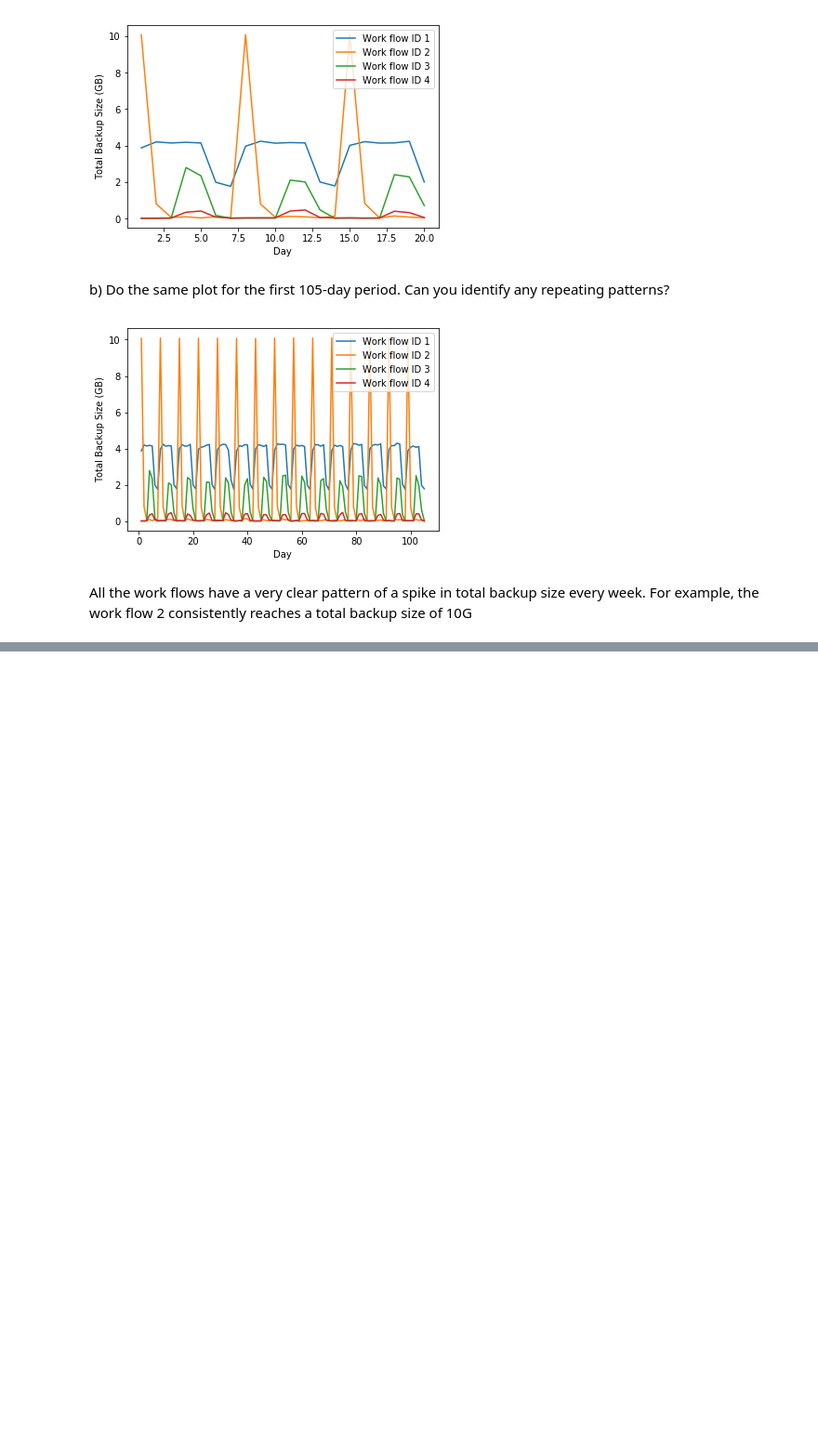
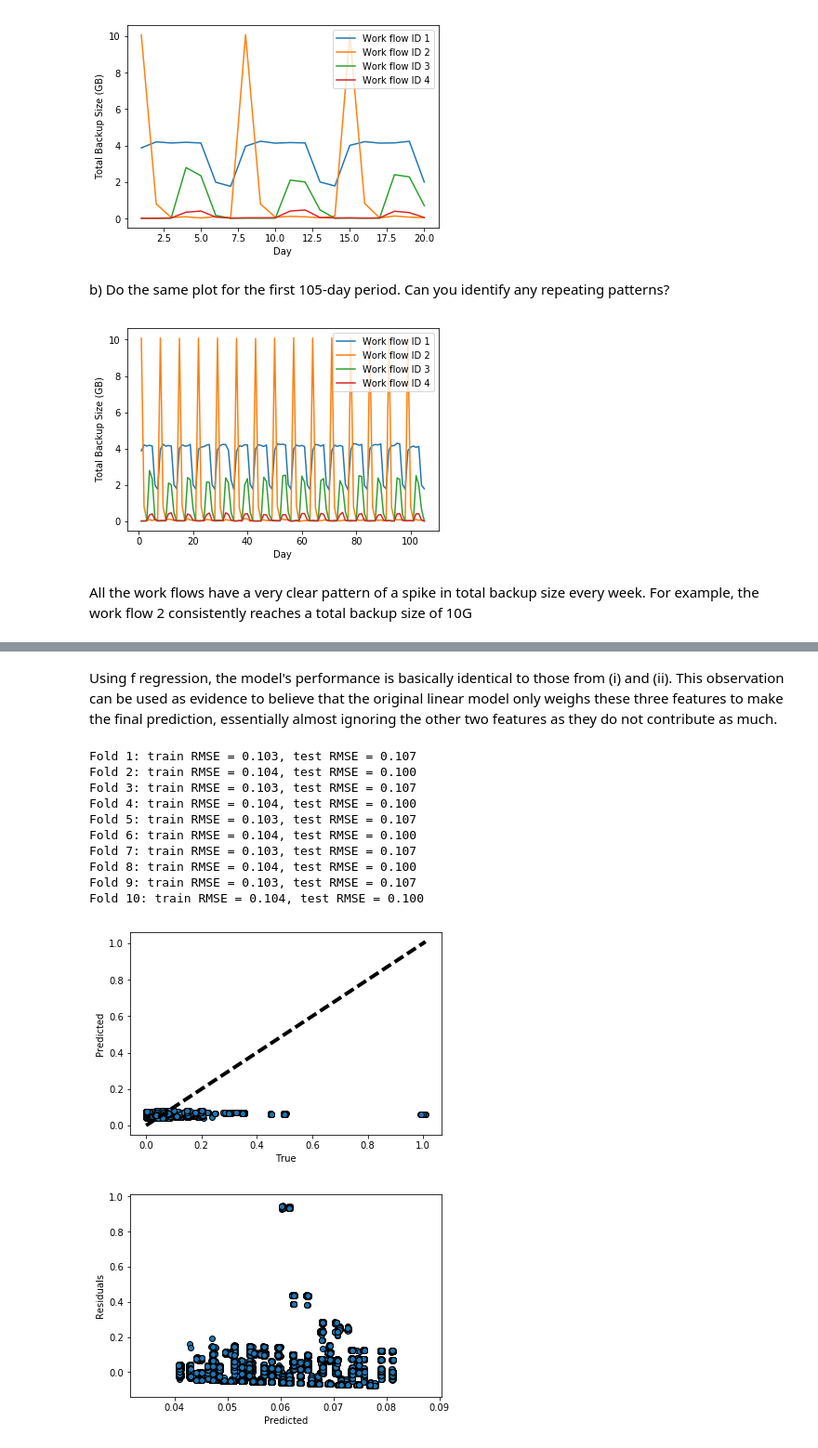
Before and after one commit to jdhurwitz/UCLA-EE219, a Jupyter notebook: Project4/Project 4 - Regression Analysis.ipynb, the cells around one changed output, grey strips where cells are left out. Shown at 93% size. Saved outputs shown, nothing was run; the diff lists cells and outputs as text; code cells hidden in the pictures; blank space fills up the shorter version.

```diff
--- a/Project4/Project 4 - Regression Analysis.ipynb
+++ b/Project4/Project 4 - Regression Analysis.ipynb
@@ -76,0 +260,52 @@ All the work flows have a very clear pattern of a spike in total backup size eve
+# %% [markdown]
+Using f regression, the model's performance is basically identical to those from (i) and (ii). This observation can be used as evidence to believe that the original linear model only weighs these three features to make the final prediction, essentially almost ignoring the other two features as they do not contribute as much.
+# %%
+from sklearn.model_selection import KFold
+from sklearn import linear_model
+from sklearn.model_selection import cross_val_predict
+from sklearn.metrics import mean_squared_error
+from math import sqrt
+from sklearn.preprocessing import StandardScaler
+
+kf = KFold(10)
+k = 1
+lr = linear_model.LinearRegression()
+for train_index, test_index in kf.split(X_new_m): # Output 10 train test RMSE values
+    X_train, X_test = X[train_index], X[test_index]
+    y_train, y_test = y[train_index], y[test_index]
+    lr.fit(X_train, y_train)
+    pred_train, pred_test = lr.predict(X_train), lr.predict(X_test)
+
+    rmse_train, rmse_test = sqrt(mean_squared_error(y_train, pred_train)), sqrt(mean_squared_error(y_test, pred_test))
+    print("Fold %i: train RMSE = %.3f, test RMSE = %.3f" % (k, rmse_train, rmse_test))
+    k += 1
+
+lr = linear_model.LinearRegression()
+predicted = cross_val_predict(lr, X_new_m, y, cv=10)
+
+fig, ax = plt.subplots()
+ax.scatter(y, predicted, edgecolors=(0, 0, 0))
+ax.plot([y.min(), y.max()], [y.min(), y.max()], 'k--', lw=4)
+ax.set_xlabel('True')
+ax.set_ylabel('Predicted')
+plt.show()
+
+fig, ax = plt.subplots()
+residuals = y - predicted
+ax.scatter(predicted, residuals, edgecolors=(0, 0, 0))
+ax.set_xlabel('Predicted')
+ax.set_ylabel('Residuals')
+plt.show()
+# %% [output]
+Fold 1: train RMSE = 0.103, test RMSE = 0.107
+Fold 2: train RMSE = 0.104, test RMSE = 0.100
+Fold 3: train RMSE = 0.103, test RMSE = 0.107
+Fold 4: train RMSE = 0.104, test RMSE = 0.100
+Fold 5: train RMSE = 0.103, test RMSE = 0.107
+Fold 6: train RMSE = 0.104, test RMSE = 0.100
+Fold 7: train RMSE = 0.103, test RMSE = 0.107
+Fold 8: train RMSE = 0.104, test RMSE = 0.100
+Fold 9: train RMSE = 0.103, test RMSE = 0.107
+Fold 10: train RMSE = 0.104, test RMSE = 0.100
+[figure, added]
+[figure, added]
```
Also changed, not shown: parts of 11 cells of this notebook.
